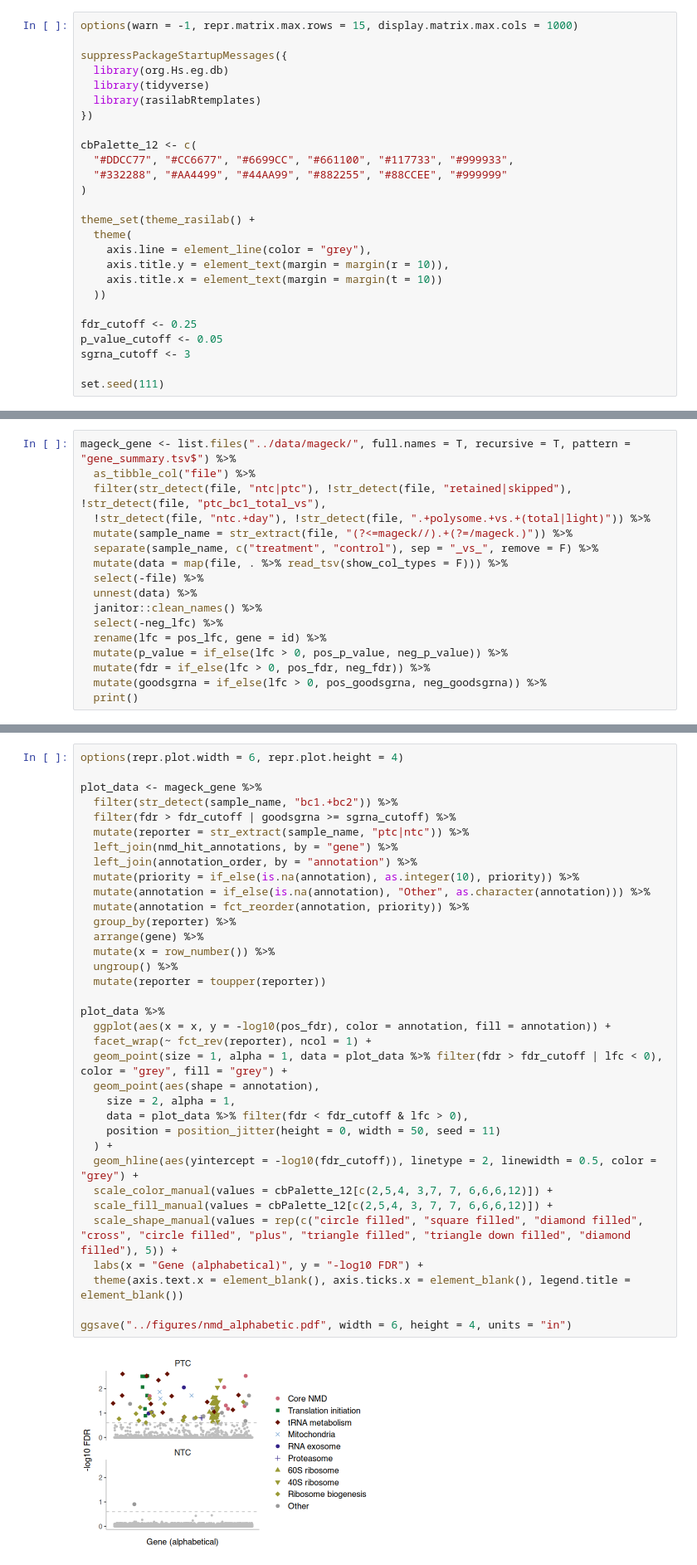
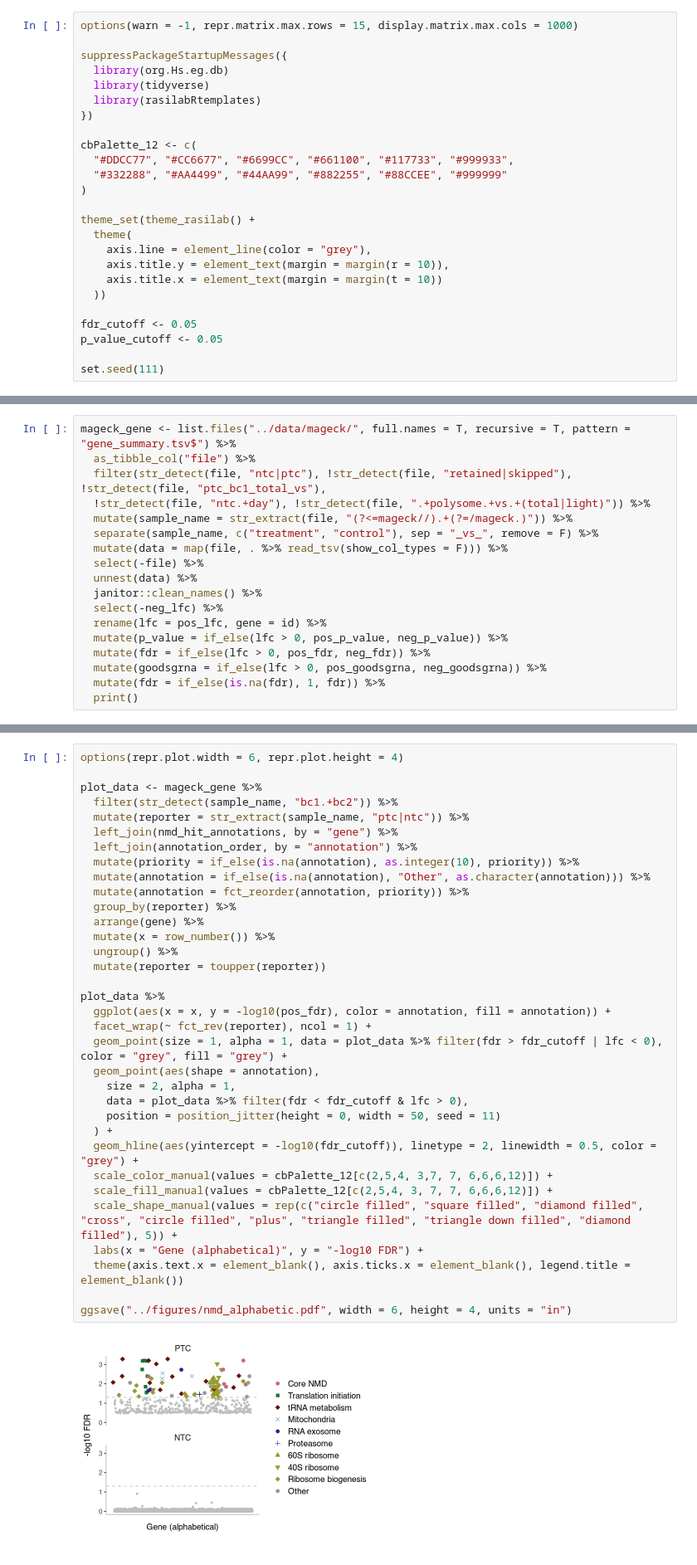
Before and after one commit to rasilab/nugent_2024, a Jupyter notebook: analysis/barcodeseq/rbp_barcode_screens/scripts/plot_nmd_results.ipynb, the cells around one changed output, grey strips where cells are left out. Shown at 83% size. Cells and saved outputs as stored; diff of their text form.

```diff
--- a/analysis/barcodeseq/rbp_barcode_screens/scripts/plot_nmd_results.ipynb
+++ b/analysis/barcodeseq/rbp_barcode_screens/scripts/plot_nmd_results.ipynb
@@ -23,9 +23,8 @@ theme_set(theme_rasilab() +
     axis.title.x = element_text(margin = margin(t = 10))
   ))
 
-fdr_cutoff <- 0.25
+fdr_cutoff <- 0.05
 p_value_cutoff <- 0.05
-sgrna_cutoff <- 3
 
 set.seed(111)
 # %%
@@ -106,6 +105,7 @@ mageck_gene <- list.files("../data/mageck/", full.names = T, recursive = T, patt
   mutate(p_value = if_else(lfc > 0, pos_p_value, neg_p_value)) %>%
   mutate(fdr = if_else(lfc > 0, pos_fdr, neg_fdr)) %>%
   mutate(goodsgrna = if_else(lfc > 0, pos_goodsgrna, neg_goodsgrna)) %>%
+  mutate(fdr = if_else(is.na(fdr), 1, fdr)) %>%
   print()
 # %% [output]
 # A tibble: 17,488 × 19
@@ -165,35 +165,34 @@ options(repr.plot.width = 6, repr.plot.height = 4)
 
 plot_data <- mageck_gene %>%
   filter(str_detect(sample_name, "bc1.+bc2")) %>%
-  filter(fdr > fdr_cutoff | goodsgrna >= sgrna_cutoff) %>%
   mutate(reporter = str_extract(sample_name, "ptc|ntc")) %>%
   left_join(nmd_hit_annotations, by = "gene") %>%
   left_join(annotation_order, by = "annotation") %>%
   mutate(priority = if_else(is.na(annotation), as.integer(10), priority)) %>%
   mutate(annotation = if_else(is.na(annotation), "Other", as.character(annotation))) %>%
   mutate(annotation = fct_reorder(annotation, priority)) %>%
   group_by(reporter) %>%
   arrange(gene) %>%
   mutate(x = row_number()) %>%
   ungroup() %>%
   mutate(reporter = toupper(reporter))
 
 plot_data %>%
   ggplot(aes(x = x, y = -log10(pos_fdr), color = annotation, fill = annotation)) +
   facet_wrap(~ fct_rev(reporter), ncol = 1) +
   geom_point(size = 1, alpha = 1, data = plot_data %>% filter(fdr > fdr_cutoff | lfc < 0), color = "grey", fill = "grey") +
   geom_point(aes(shape = annotation),
     size = 2, alpha = 1,
     data = plot_data %>% filter(fdr < fdr_cutoff & lfc > 0),
     position = position_jitter(height = 0, width = 50, seed = 11)
   ) +
   geom_hline(aes(yintercept = -log10(fdr_cutoff)), linetype = 2, linewidth = 0.5, color = "grey") +
   scale_color_manual(values = cbPalette_12[c(2,5,4, 3,7, 7, 6,6,6,12)]) +
   scale_fill_manual(values = cbPalette_12[c(2,5,4, 3, 7, 7, 6,6,6,12)]) +
   scale_shape_manual(values = rep(c("circle filled", "square filled", "diamond filled", "cross", "circle filled", "plus", "triangle filled", "triangle down filled", "diamond filled"), 5)) +
   labs(x = "Gene (alphabetical)", y = "-log10 FDR") +
   theme(axis.text.x = element_blank(), axis.ticks.x = element_blank(), legend.title = element_blank())
 
 ggsave("../figures/nmd_alphabetic.pdf", width = 6, height = 4, units = "in")
 # %% [output]
-[figure, old version]
+[figure, new version]
```
Also changed, not shown: parts of 4 cells of this notebook, 23 other files.
